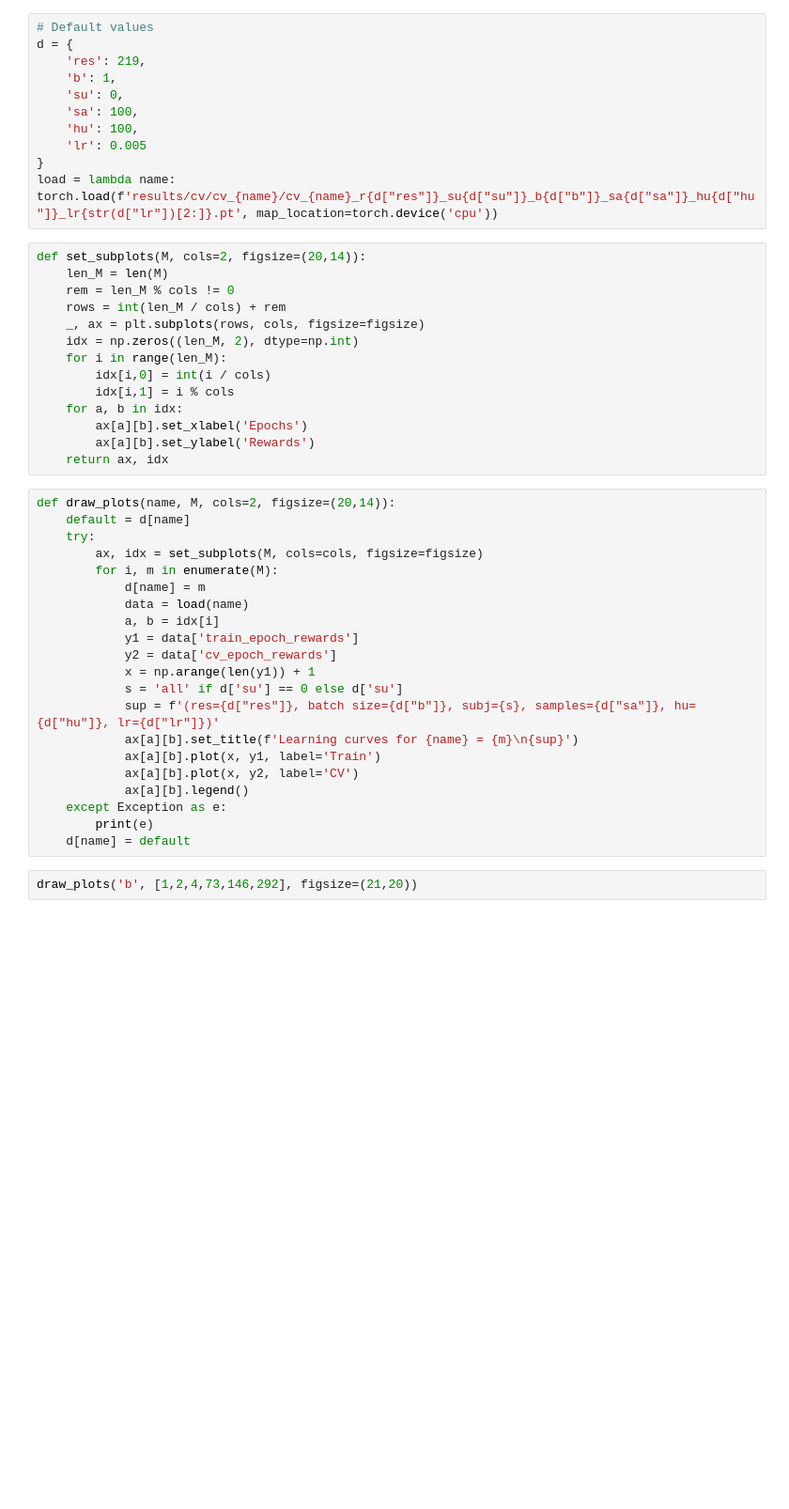
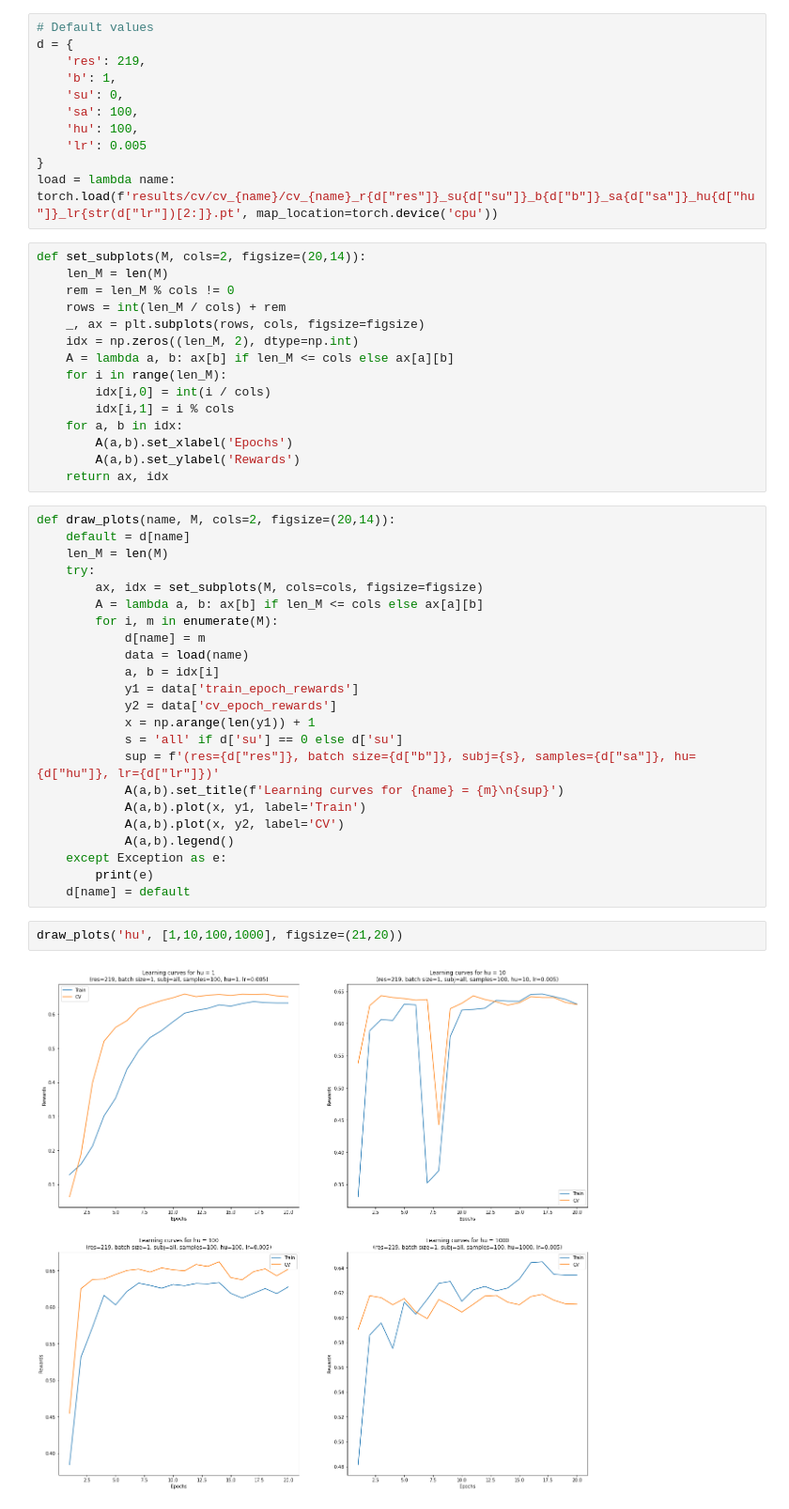
Before and after one commit to Alex-MobileApps/preferred-paths, a Jupyter notebook: learning_curves.ipynb, the cells around one changed output. Shown at 94% size. Drawn from its saved outputs; the diff is of its cells as text; blank space fills up the shorter version.

Commit message:
updated learning curves

```diff
--- a/learning_curves.ipynb
+++ b/learning_curves.ipynb
@@ -20,18 +20,21 @@ def set_subplots(M, cols=2, figsize=(20,14)):
     rows = int(len_M / cols) + rem
     _, ax = plt.subplots(rows, cols, figsize=figsize)
     idx = np.zeros((len_M, 2), dtype=np.int)
+    A = lambda a, b: ax[b] if len_M <= cols else ax[a][b]
     for i in range(len_M):
         idx[i,0] = int(i / cols)
         idx[i,1] = i % cols
     for a, b in idx:
-        ax[a][b].set_xlabel('Epochs')
-        ax[a][b].set_ylabel('Rewards')
+        A(a,b).set_xlabel('Epochs')
+        A(a,b).set_ylabel('Rewards')
     return ax, idx
 # %%
 def draw_plots(name, M, cols=2, figsize=(20,14)):
     default = d[name]
+    len_M = len(M)
     try:
         ax, idx = set_subplots(M, cols=cols, figsize=figsize)
+        A = lambda a, b: ax[b] if len_M <= cols else ax[a][b]
         for i, m in enumerate(M):
             d[name] = m
             data = load(name)
@@ -41,12 +44,14 @@ def draw_plots(name, M, cols=2, figsize=(20,14)):
             x = np.arange(len(y1)) + 1
             s = 'all' if d['su'] == 0 else d['su']
             sup = f'(res={d["res"]}, batch size={d["b"]}, subj={s}, samples={d["sa"]}, hu={d["hu"]}, lr={d["lr"]})'
-            ax[a][b].set_title(f'Learning curves for {name} = {m}\n{sup}')
-            ax[a][b].plot(x, y1, label='Train')
-            ax[a][b].plot(x, y2, label='CV')
-            ax[a][b].legend()
+            A(a,b).set_title(f'Learning curves for {name} = {m}\n{sup}')
+            A(a,b).plot(x, y1, label='Train')
+            A(a,b).plot(x, y2, label='CV')
+            A(a,b).legend()
     except Exception as e:
         print(e)
     d[name] = default
 # %%
-draw_plots('b', [1,2,4,73,146,292], figsize=(21,20))
+draw_plots('hu', [1,10,100,1000], figsize=(21,20))
+# %% [output]
+[figure, added]
```
